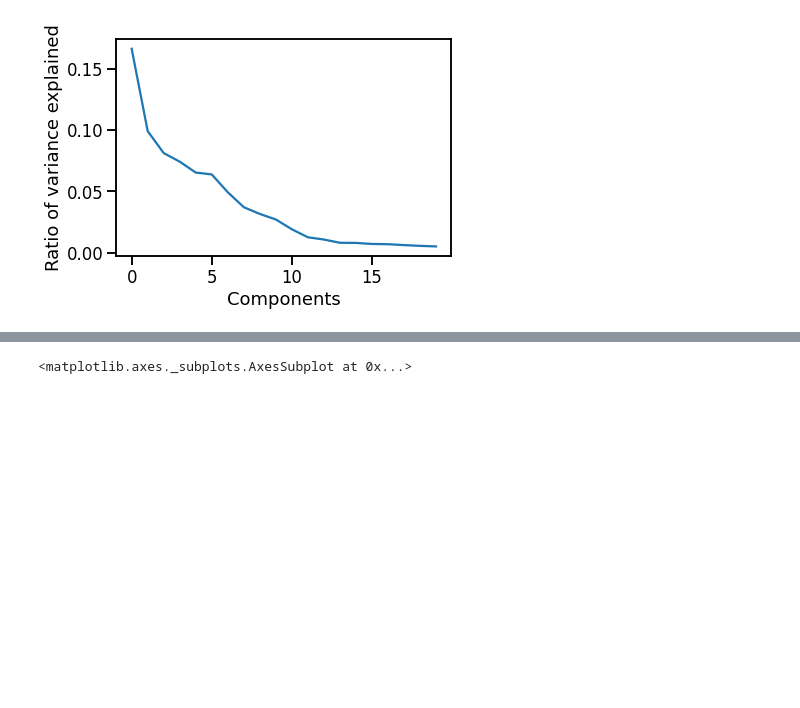
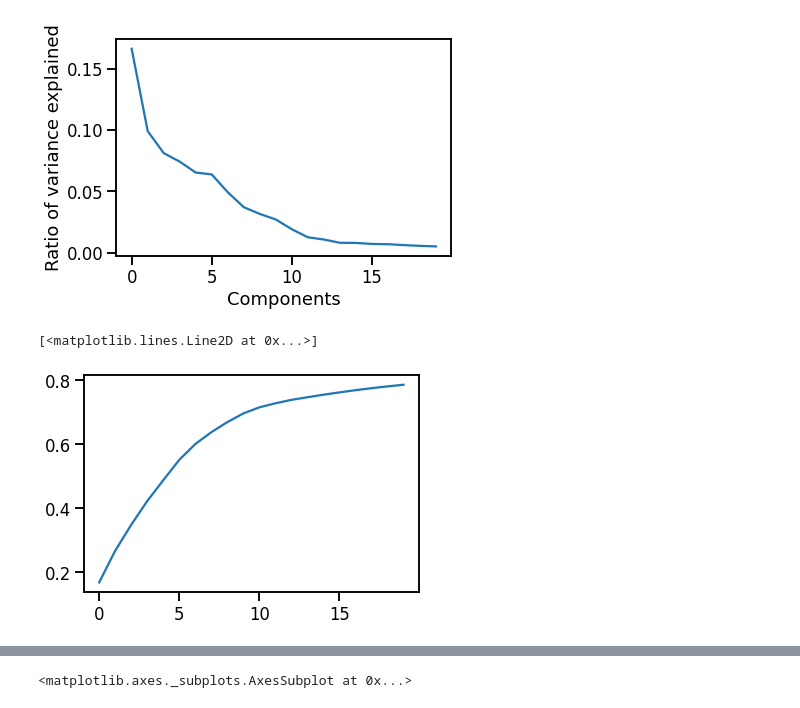
Before and after one commit to exsantucho/AnalisisYCuracion, a Jupyter notebook: Entregable_Parte_2_V00_E.ipynb, the cells around one changed output, grey strips where cells are left out. Saved outputs shown, nothing was run; the diff lists cells and outputs as text; code cells hidden in the pictures; blank space fills up the shorter version.

```diff
--- a/Entregable_Parte_2_V00_E.ipynb
+++ b/Entregable_Parte_2_V00_E.ipynb
@@ -19,12 +19,12 @@ En el ejercicio 2 de la parte 1 del entregable imputaron los valores faltantes d
 En esta notebook, **se utilizará resultado de dichas operaciones.**
 # %%
 import matplotlib.pyplot as plt
-import numpy
+import numpy as np
 import pandas as pd
 from sklearn.preprocessing import OneHotEncoder, StandardScaler
 
 import seaborn as sns
-seaborn.set_context('talk')
+sns.set_context('talk')
 # %%
 # Acá deberían leer el conjunto de datos que ya tienen.
 melb_df = pd.read_csv(
@@ -333,6 +325,15 @@ plt.xlabel("Components")
 # %% [output]
 Text(0.5, 0, 'Components')
 [figure]
+# %%
+# Gráfico de valores acumulados de varianza explicada
+plt.plot(np.cumsum(pca.explained_variance_ratio_))
+
+# Un criterio para elegir el número de componenentes en PCA es
+# poder explicar un 70% a 80% del total.
+# %% [output]
+[<matplotlib.lines.Line2D at 0x...>]
+[figure, added]
 # %%
 # Creo nombres automáticos para componentes principales según n° en PCA
 pca_columns = ['pca_' + str(i) for i in range(1, pca.n_components+1)]
```
Also changed, not shown: parts of 8 cells of this notebook.
